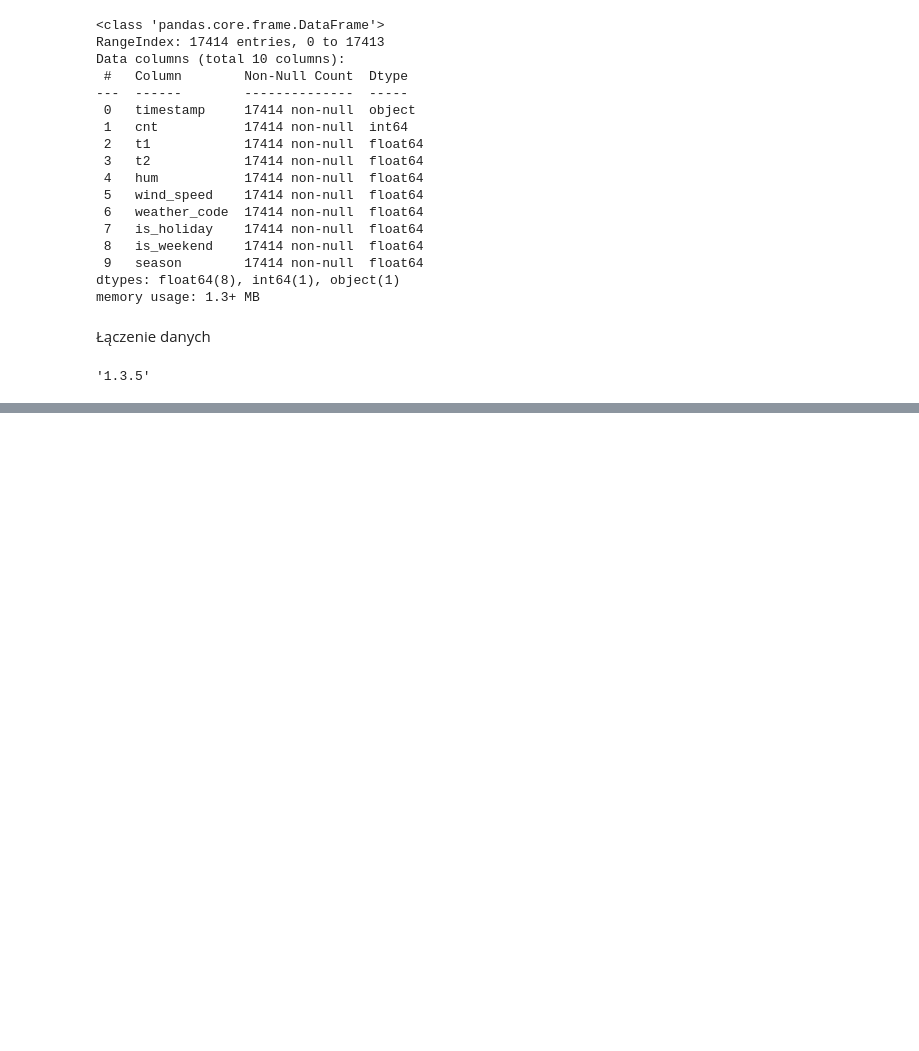
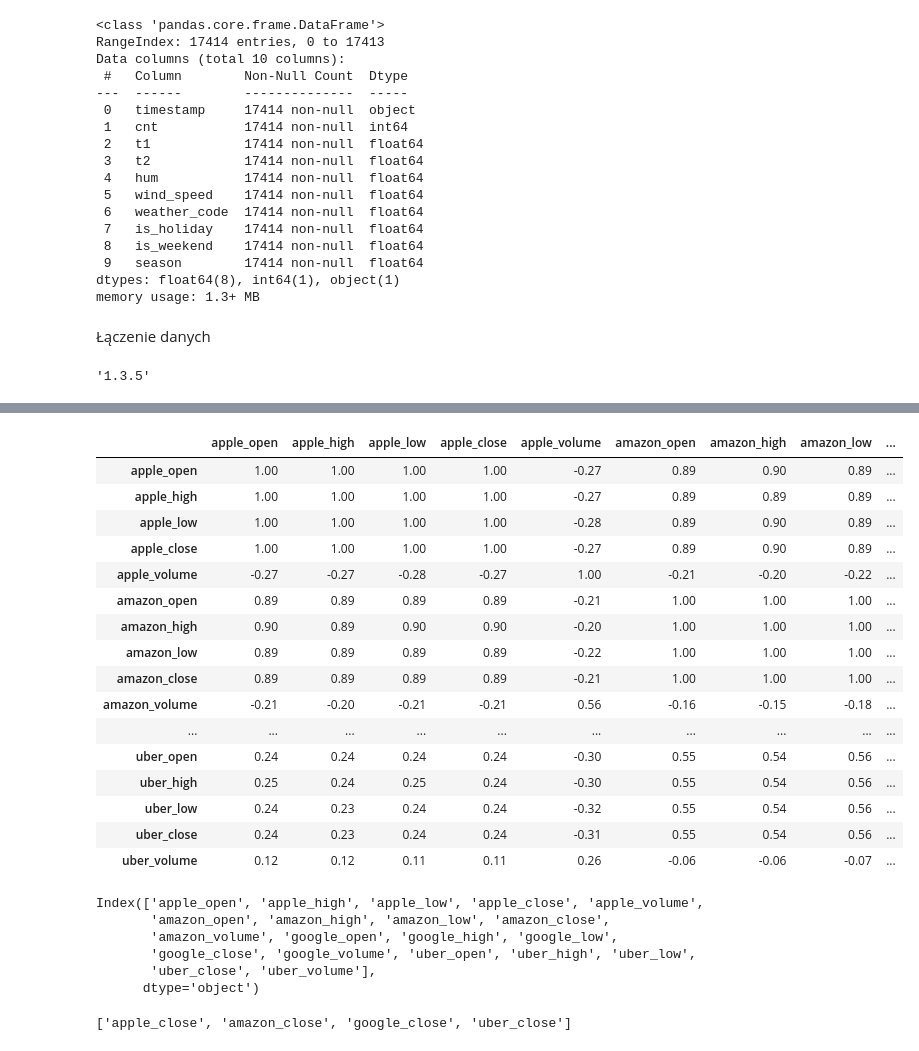
Before and after one commit to martynawl/data-science-bootcamp, a Jupyter notebook: 03_pandas.ipynb, the cells around one changed output, grey strips where cells are left out. Saved outputs shown, nothing was run; the diff lists cells and outputs as text; code cells hidden in the pictures; blank space fills up the shorter version.

```diff
--- a/03_pandas.ipynb
+++ b/03_pandas.ipynb
@@ -1360,0 +1403,5 @@ uber = fetch_financial_data('UBER')
+# %%
+apple.columns = ['apple_' + col.lower() for col in apple.columns]
+amazon.columns = ['amazon_' + col.lower() for col in amazon.columns]
+google.columns = ['google_' + col.lower() for col in google.columns]
+uber.columns = ['uber_' + col.lower() for col in uber.columns]
@@ -1360,0 +1420,5 @@ uber = fetch_financial_data('UBER')
+# %%
+df = pd.concat(objs=[apple, amazon, google, uber], axis=1)
+# %%
+pd.set_option('display.float_format', lambda x: f'{x:.2f}')
+df.describe().T
@@ -1360,0 +1443,34 @@ uber = fetch_financial_data('UBER')
+# %%
+df.corr()
+# %% [output]
+|  | apple_open | apple_high | apple_low | apple_close | apple_volume | amazon_open | amazon_high | amazon_low | ... |
+| apple_open | 1.00 | 1.00 | 1.00 | 1.00 | -0.27 | 0.89 | 0.90 | 0.89 | ... |
+| apple_high | 1.00 | 1.00 | 1.00 | 1.00 | -0.27 | 0.89 | 0.89 | 0.89 | ... |
+| apple_low | 1.00 | 1.00 | 1.00 | 1.00 | -0.28 | 0.89 | 0.90 | 0.89 | ... |
+| apple_close | 1.00 | 1.00 | 1.00 | 1.00 | -0.27 | 0.89 | 0.90 | 0.89 | ... |
+| apple_volume | -0.27 | -0.27 | -0.28 | -0.27 | 1.00 | -0.21 | -0.20 | -0.22 | ... |
+| amazon_open | 0.89 | 0.89 | 0.89 | 0.89 | -0.21 | 1.00 | 1.00 | 1.00 | ... |
+| amazon_high | 0.90 | 0.89 | 0.90 | 0.90 | -0.20 | 1.00 | 1.00 | 1.00 | ... |
+| amazon_low | 0.89 | 0.89 | 0.89 | 0.89 | -0.22 | 1.00 | 1.00 | 1.00 | ... |
+| amazon_close | 0.89 | 0.89 | 0.89 | 0.89 | -0.21 | 1.00 | 1.00 | 1.00 | ... |
+| amazon_volume | -0.21 | -0.20 | -0.21 | -0.21 | 0.56 | -0.16 | -0.15 | -0.18 | ... |
+| ... | ... | ... | ... | ... | ... | ... | ... | ... | ... |
+| uber_open | 0.24 | 0.24 | 0.24 | 0.24 | -0.30 | 0.55 | 0.54 | 0.56 | ... |
+| uber_high | 0.25 | 0.24 | 0.25 | 0.24 | -0.30 | 0.55 | 0.54 | 0.56 | ... |
+| uber_low | 0.24 | 0.23 | 0.24 | 0.24 | -0.32 | 0.55 | 0.54 | 0.56 | ... |
+| uber_close | 0.24 | 0.23 | 0.24 | 0.24 | -0.31 | 0.55 | 0.54 | 0.56 | ... |
+| uber_volume | 0.12 | 0.12 | 0.11 | 0.11 | 0.26 | -0.06 | -0.06 | -0.07 | ... |
+# %%
+df.columns
+# %% [output]
+Index(['apple_open', 'apple_high', 'apple_low', 'apple_close', 'apple_volume',
+       'amazon_open', 'amazon_high', 'amazon_low', 'amazon_close',
+       'amazon_volume', 'google_open', 'google_high', 'google_low',
+       'google_close', 'google_volume', 'uber_open', 'uber_high', 'uber_low',
+       'uber_close', 'uber_volume'],
+      dtype='object')
+# %%
+closes =  [col for col in df.columns if col.endswith('close')]
+closes
+# %% [output]
+['apple_close', 'amazon_close', 'google_close', 'uber_close']
```
Also changed, not shown: parts of 35 cells of this notebook.
